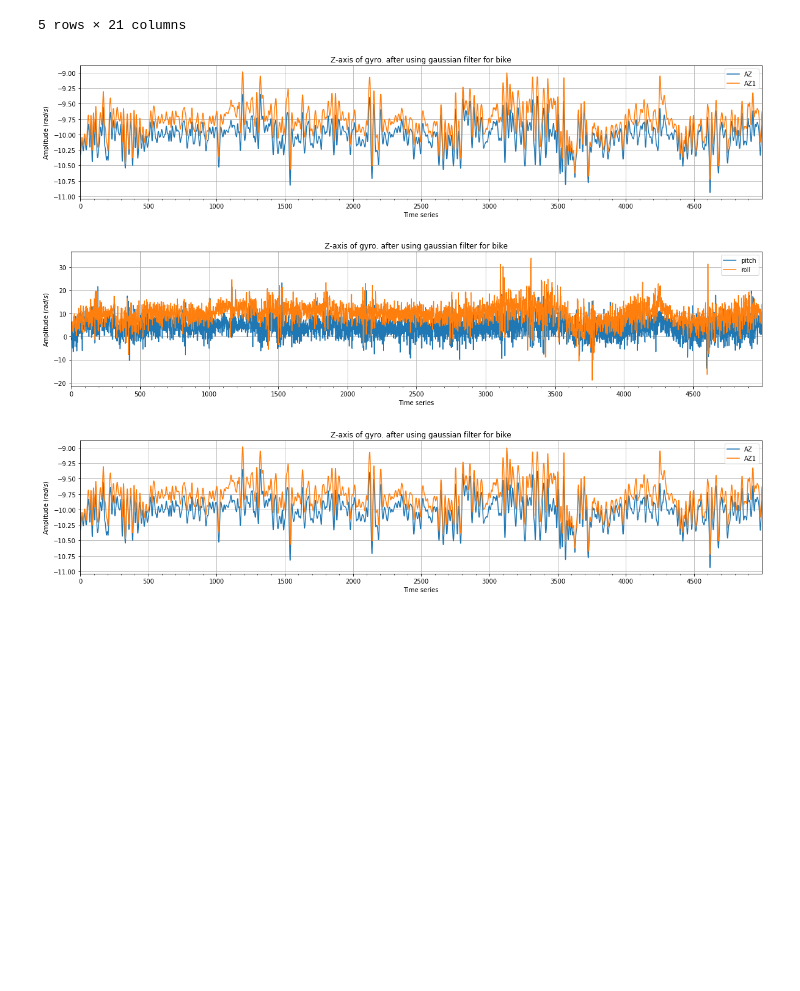
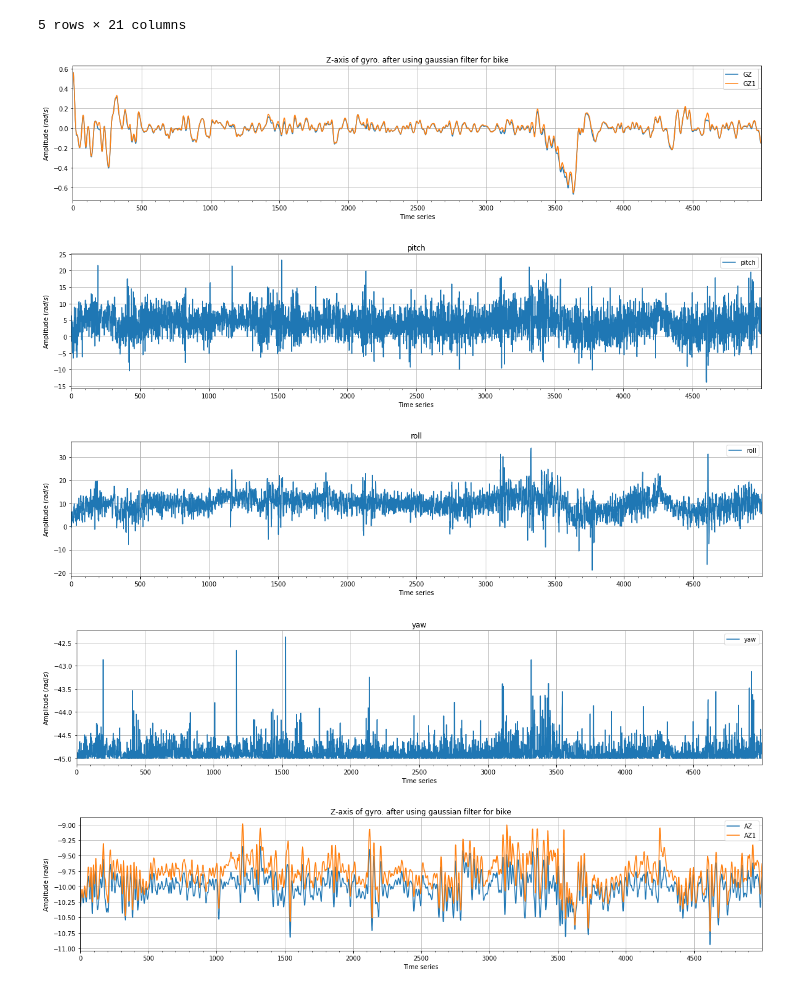
Before and after one commit to dhananjayece244/mtpv1, a Jupyter notebook: Reorientation.ipynb, the cells around one changed output. Cells and saved outputs as stored; diff of their text form; code cells hidden in the pictures; blank space fills up the shorter version.

```diff
--- a/Reorientation.ipynb
+++ b/Reorientation.ipynb
@@ -210,30 +210,55 @@ shape - (12390, 21)
 5 rows × 21 columns
 # %%
 fig, ax = plt.subplots()
+l=0
 m=5000
-df[['AZ' ,'AZ1']][0:m].plot(figsize = (20,4),ax=ax, title = "Z-axis of gyro. after using gaussian filter for bike")
+
+df[['GZ', 'GZ1']][l:m].plot(figsize = (20,4),ax=ax, title = "Z-axis of gyro. after using gaussian filter for bike")
 plt.xlabel('Time series')
 plt.ylabel('Amplitude ($rad/s$)')
-n = len(df[0:m])
+n = len(df[l:m])
 major_ticks = np.arange(0, n, 500)
 minor_ticks = np.arange(0, n, 100)
 ax.set_xticks(major_ticks)
 ax.set_xticks(minor_ticks, minor=True)
 plt.grid(True)
 fig, ax = plt.subplots()
-m=5000
-df[['pitch' ,'roll']][0:m].plot(figsize = (20,4),ax=ax, title = "Z-axis of gyro. after using gaussian filter for bike")
+
+df[['pitch']][l:m].plot(figsize = (20,4),ax=ax, title = "pitch")
 plt.xlabel('Time series')
 plt.ylabel('Amplitude ($rad/s$)')
-n = len(df[0:m])
+n = len(df[l:m])
 major_ticks = np.arange(0, n, 500)
 minor_ticks = np.arange(0, n, 100)
 ax.set_xticks(major_ticks)
 ax.set_xticks(minor_ticks, minor=True)
 plt.grid(True)
+
+fig, ax = plt.subplots()
+df[['roll']][l:m].plot(figsize = (20,4),ax=ax, title = "roll")
+plt.xlabel('Time series')
+plt.ylabel('Amplitude ($rad/s$)')
+n = len(df[l:m])
+major_ticks = np.arange(0, n, 500)
+minor_ticks = np.arange(0, n, 100)
+ax.set_xticks(major_ticks)
+ax.set_xticks(minor_ticks, minor=True)
+plt.grid(True)
+fig, ax = plt.subplots()
+df[['yaw']][l:m].plot(figsize = (20,4),ax=ax, title = "yaw")
+plt.xlabel('Time series')
+plt.ylabel('Amplitude ($rad/s$)')
+n = len(df[l:m])
+major_ticks = np.arange(0, n, 500)
+minor_ticks = np.arange(0, n, 100)
+ax.set_xticks(major_ticks)
+ax.set_xticks(minor_ticks, minor=True)
+plt.grid(True)
 # %% [output]
-[figure, old version]
+[figure, new version]
-[figure, old version]
+[figure, new version]
+[figure, added]
+[figure, added]
 # %%
 fig, ax = plt.subplots()
 m=5000
```
